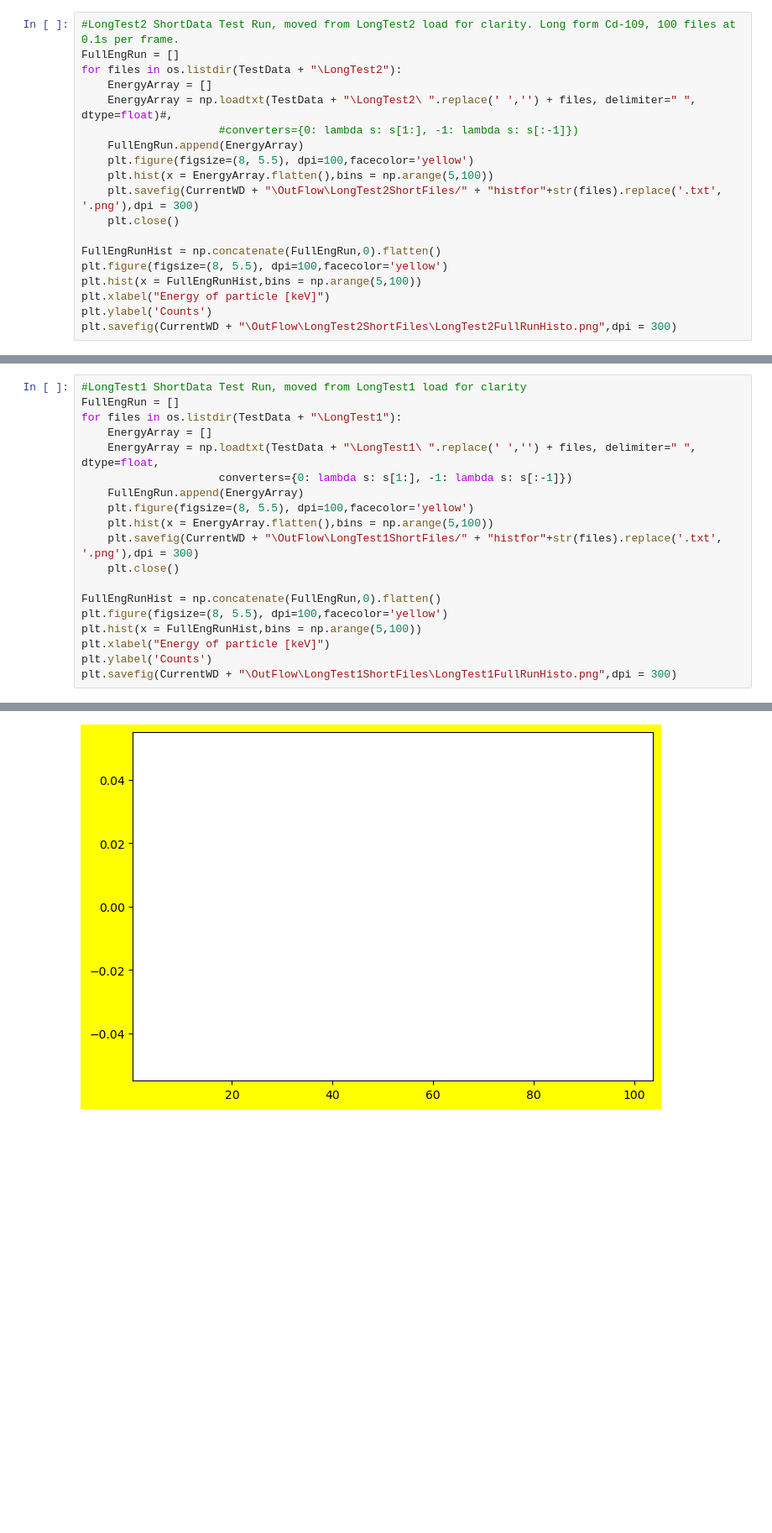
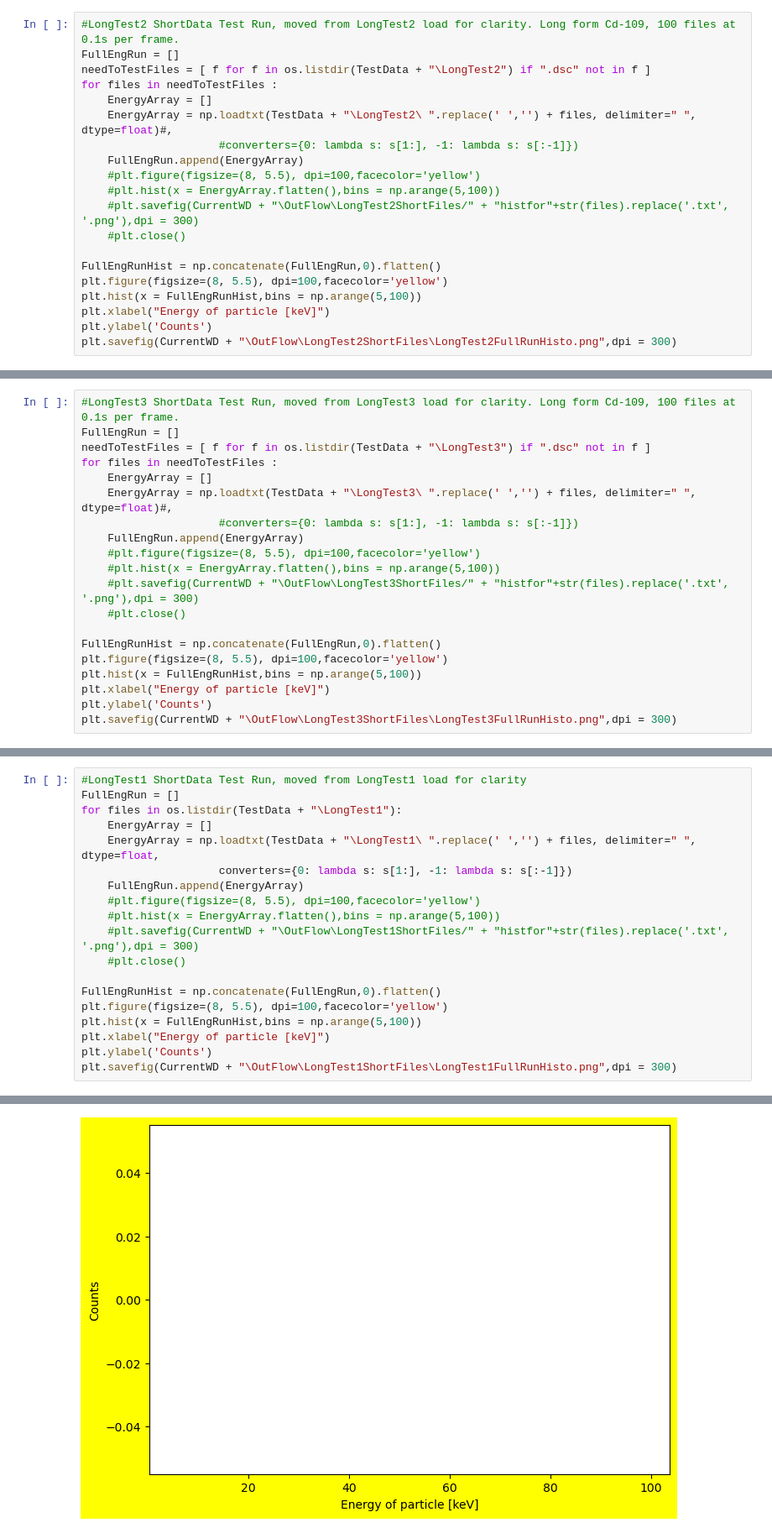
Before and after one commit to pmanaval/debora, a Jupyter notebook: ShortDataTests.ipynb, the cells around one changed output, grey strips where cells are left out. Shown at 84% size. Cells and saved outputs as stored; diff of their text form; blank space fills up the shorter version.

```diff
--- a/ShortDataTests.ipynb
+++ b/ShortDataTests.ipynb
@@ -33,15 +33,16 @@ plt.savefig(CurrentWD + "\OutFlow\FirstShortFiles\FullRunHisto.png",dpi = 300)
 # %%
 #LongTest2 ShortData Test Run, moved from LongTest2 load for clarity. Long form Cd-109, 100 files at 0.1s per frame.
 FullEngRun = []
-for files in os.listdir(TestData + "\LongTest2"):
+needToTestFiles = [ f for f in os.listdir(TestData + "\LongTest2") if ".dsc" not in f ]
+for files in needToTestFiles :
     EnergyArray = []
     EnergyArray = np.loadtxt(TestData + "\LongTest2\ ".replace(' ','') + files, delimiter=" ", dtype=float)#,
                      #converters={0: lambda s: s[1:], -1: lambda s: s[:-1]})
     FullEngRun.append(EnergyArray)
-    plt.figure(figsize=(8, 5.5), dpi=100,facecolor='yellow')
-    plt.hist(x = EnergyArray.flatten(),bins = np.arange(5,100))
-    plt.savefig(CurrentWD + "\OutFlow\LongTest2ShortFiles/" + "histfor"+str(files).replace('.txt', '.png'),dpi = 300)
-    plt.close()
+    #plt.figure(figsize=(8, 5.5), dpi=100,facecolor='yellow')
+    #plt.hist(x = EnergyArray.flatten(),bins = np.arange(5,100))
+    #plt.savefig(CurrentWD + "\OutFlow\LongTest2ShortFiles/" + "histfor"+str(files).replace('.txt', '.png'),dpi = 300)
+    #plt.close()
 
 FullEngRunHist = np.concatenate(FullEngRun,0).flatten()
 plt.figure(figsize=(8, 5.5), dpi=100,facecolor='yellow')
@@ -53,0 +55,20 @@ ValueError: could not convert string to float: 'A000000001'
+# %%
+#LongTest3 ShortData Test Run, moved from LongTest3 load for clarity. Long form Cd-109, 100 files at 0.1s per frame.
+FullEngRun = []
+needToTestFiles = [ f for f in os.listdir(TestData + "\LongTest3") if ".dsc" not in f ]
+for files in needToTestFiles :
+    EnergyArray = []
+    EnergyArray = np.loadtxt(TestData + "\LongTest3\ ".replace(' ','') + files, delimiter=" ", dtype=float)#,
+                     #converters={0: lambda s: s[1:], -1: lambda s: s[:-1]})
+    FullEngRun.append(EnergyArray)
+    #plt.figure(figsize=(8, 5.5), dpi=100,facecolor='yellow')
+    #plt.hist(x = EnergyArray.flatten(),bins = np.arange(5,100))
+    #plt.savefig(CurrentWD + "\OutFlow\LongTest3ShortFiles/" + "histfor"+str(files).replace('.txt', '.png'),dpi = 300)
+    #plt.close()
+
+FullEngRunHist = np.concatenate(FullEngRun,0).flatten()
+plt.figure(figsize=(8, 5.5), dpi=100,facecolor='yellow')
+plt.hist(x = FullEngRunHist,bins = np.arange(5,100))
+plt.xlabel("Energy of particle [keV]")
+plt.ylabel('Counts')
+plt.savefig(CurrentWD + "\OutFlow\LongTest3ShortFiles\LongTest3FullRunHisto.png",dpi = 300)
@@ -59,10 +82,10 @@ for files in os.listdir(TestData + "\LongTest1"):
     EnergyArray = np.loadtxt(TestData + "\LongTest1\ ".replace(' ','') + files, delimiter=" ", dtype=float,
                      converters={0: lambda s: s[1:], -1: lambda s: s[:-1]})
     FullEngRun.append(EnergyArray)
-    plt.figure(figsize=(8, 5.5), dpi=100,facecolor='yellow')
-    plt.hist(x = EnergyArray.flatten(),bins = np.arange(5,100))
-    plt.savefig(CurrentWD + "\OutFlow\LongTest1ShortFiles/" + "histfor"+str(files).replace('.txt', '.png'),dpi = 300)
-    plt.close()
+    #plt.figure(figsize=(8, 5.5), dpi=100,facecolor='yellow')
+    #plt.hist(x = EnergyArray.flatten(),bins = np.arange(5,100))
+    #plt.savefig(CurrentWD + "\OutFlow\LongTest1ShortFiles/" + "histfor"+str(files).replace('.txt', '.png'),dpi = 300)
+    #plt.close()
 
 FullEngRunHist = np.concatenate(FullEngRun,0).flatten()
 plt.figure(figsize=(8, 5.5), dpi=100,facecolor='yellow')
@@ -75 +97 @@ FileNotFoundError: [Errno 2] No such file or directory: 'c:\\Users\\mrcar\\Docum
-[figure, old version]
+[figure, new version]
```
Also changed, not shown: parts of 4 cells of this notebook, 2 other files.
